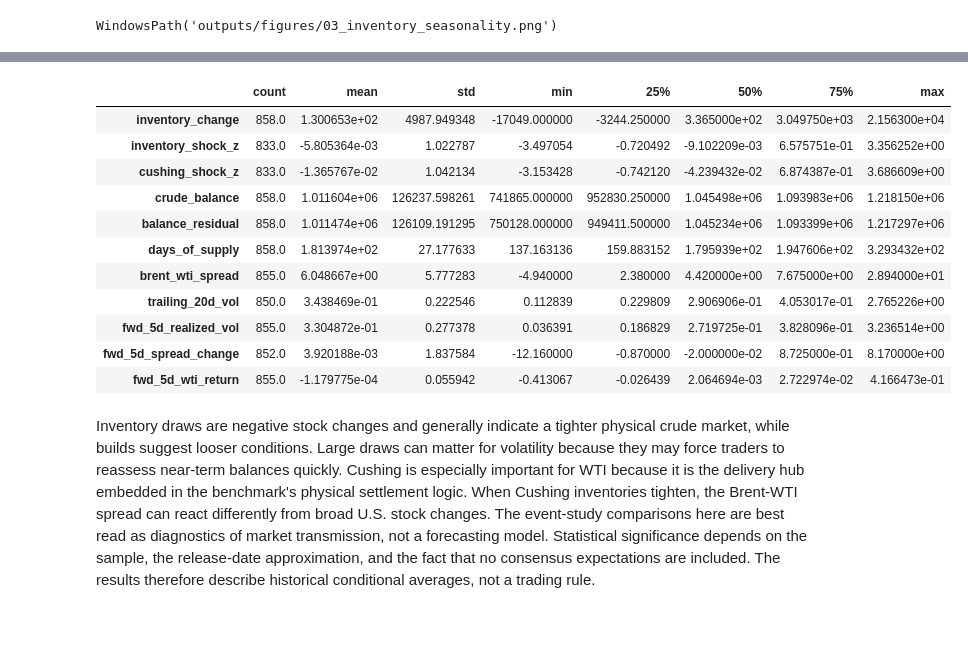
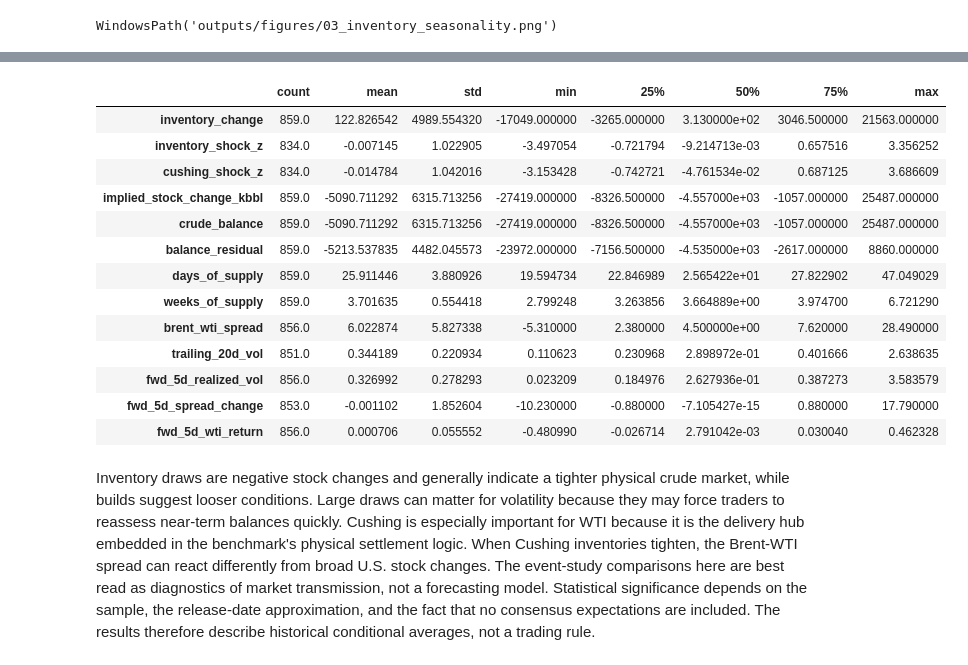
Before and after one commit to JAheadfour/crudeoil-supply-demand-project, a Jupyter notebook: notebooks/01_crude_sd_inventory_shock_study.ipynb, the cells around one changed output, grey strips where cells are left out. Cells and saved outputs as stored; diff of their text form; code cells hidden in the pictures; blank space fills up the shorter version.

Commit message:
Fix crude balance units and OOS risk overlay

```diff
--- a/notebooks/01_crude_sd_inventory_shock_study.ipynb
+++ b/notebooks/01_crude_sd_inventory_shock_study.ipynb
@@ -178,34 +183,38 @@ plt.close(fig)
 # %%
 key_features = [
     "inventory_change",
     "inventory_shock_z",
     "cushing_shock_z",
+    "implied_stock_change_kbbl",
     "crude_balance",
     "balance_residual",
     "days_of_supply",
+    "weeks_of_supply",
     "brent_wti_spread",
     "trailing_20d_vol",
     "fwd_5d_realized_vol",
     "fwd_5d_spread_change",
     "fwd_5d_wti_return",
 ]
 summary_stats = merged[key_features].describe().T
 summary_stats.to_csv(ROOT / "outputs" / "tables" / "summary_statistics.csv")
 summary_stats.to_csv(ROOT / "outputs" / "tables" / "feature_summary_stats.csv")
 summary_stats
 # %% [output]
 |  | count | mean | std | min | 25% | 50% | 75% | max |
-| inventory_change | 858.0 | 1.300653e+02 | 4987.949348 | -17049.000000 | -3244.250000 | 3.365000e+02 | 3.049750e+03 | 2.156300e+04 |
-| inventory_shock_z | 833.0 | -5.805364e-03 | 1.022787 | -3.497054 | -0.720492 | -9.102209e-03 | 6.575751e-01 | 3.356252e+00 |
-| cushing_shock_z | 833.0 | -1.365767e-02 | 1.042134 | -3.153428 | -0.742120 | -4.239432e-02 | 6.874387e-01 | 3.686609e+00 |
-| crude_balance | 858.0 | 1.011604e+06 | 126237.598261 | 741865.000000 | 952830.250000 | 1.045498e+06 | 1.093983e+06 | 1.218150e+06 |
-| balance_residual | 858.0 | 1.011474e+06 | 126109.191295 | 750128.000000 | 949411.500000 | 1.045234e+06 | 1.093399e+06 | 1.217297e+06 |
-| days_of_supply | 858.0 | 1.813974e+02 | 27.177633 | 137.163136 | 159.883152 | 1.795939e+02 | 1.947606e+02 | 3.293432e+02 |
-| brent_wti_spread | 855.0 | 6.048667e+00 | 5.777283 | -4.940000 | 2.380000 | 4.420000e+00 | 7.675000e+00 | 2.894000e+01 |
-| trailing_20d_vol | 850.0 | 3.438469e-01 | 0.222546 | 0.112839 | 0.229809 | 2.906906e-01 | 4.053017e-01 | 2.765226e+00 |
-| fwd_5d_realized_vol | 855.0 | 3.304872e-01 | 0.277378 | 0.036391 | 0.186829 | 2.719725e-01 | 3.828096e-01 | 3.236514e+00 |
-| fwd_5d_spread_change | 852.0 | 3.920188e-03 | 1.837584 | -12.160000 | -0.870000 | -2.000000e-02 | 8.725000e-01 | 8.170000e+00 |
-| fwd_5d_wti_return | 855.0 | -1.179775e-04 | 0.055942 | -0.413067 | -0.026439 | 2.064694e-03 | 2.722974e-02 | 4.166473e-01 |
+| inventory_change | 859.0 | 122.826542 | 4989.554320 | -17049.000000 | -3265.000000 | 3.130000e+02 | 3046.500000 | 21563.000000 |
+| inventory_shock_z | 834.0 | -0.007145 | 1.022905 | -3.497054 | -0.721794 | -9.214713e-03 | 0.657516 | 3.356252 |
+| cushing_shock_z | 834.0 | -0.014784 | 1.042016 | -3.153428 | -0.742721 | -4.761534e-02 | 0.687125 | 3.686609 |
+| implied_stock_change_kbbl | 859.0 | -5090.711292 | 6315.713256 | -27419.000000 | -8326.500000 | -4.557000e+03 | -1057.000000 | 25487.000000 |
+| crude_balance | 859.0 | -5090.711292 | 6315.713256 | -27419.000000 | -8326.500000 | -4.557000e+03 | -1057.000000 | 25487.000000 |
+| balance_residual | 859.0 | -5213.537835 | 4482.045573 | -23972.000000 | -7156.500000 | -4.535000e+03 | -2617.000000 | 8860.000000 |
+| days_of_supply | 859.0 | 25.911446 | 3.880926 | 19.594734 | 22.846989 | 2.565422e+01 | 27.822902 | 47.049029 |
+| weeks_of_supply | 859.0 | 3.701635 | 0.554418 | 2.799248 | 3.263856 | 3.664889e+00 | 3.974700 | 6.721290 |
+| brent_wti_spread | 856.0 | 6.022874 | 5.827338 | -5.310000 | 2.380000 | 4.500000e+00 | 7.620000 | 28.490000 |
+| trailing_20d_vol | 851.0 | 0.344189 | 0.220934 | 0.110623 | 0.230968 | 2.898972e-01 | 0.401666 | 2.638635 |
+| fwd_5d_realized_vol | 856.0 | 0.326992 | 0.278293 | 0.023209 | 0.184976 | 2.627936e-01 | 0.387273 | 3.583579 |
+| fwd_5d_spread_change | 853.0 | -0.001102 | 1.852604 | -10.230000 | -0.880000 | -7.105427e-15 | 0.880000 | 17.790000 |
+| fwd_5d_wti_return | 856.0 | 0.000706 | 0.055552 | -0.480990 | -0.026714 | 2.791042e-03 | 0.030040 | 0.462328 |
 # %% [markdown]
 Inventory draws are negative stock changes and generally indicate a tighter physical crude market, while builds suggest looser conditions. Large draws can matter for volatility because they may force traders to reassess near-term balances quickly. Cushing is especially important for WTI because it is the delivery hub embedded in the benchmark's physical settlement logic. When Cushing inventories tighten, the Brent-WTI spread can react differently from broad U.S. stock changes. The event-study comparisons here are best read as diagnostics of market transmission, not a forecasting model. Statistical significance depends on the sample, the release-date approximation, and the fact that no consensus expectations are included. The results therefore describe historical conditional averages, not a trading rule.
 # %% [markdown]
```
Also changed, not shown: parts of 25 cells of this notebook, 33 other files.
